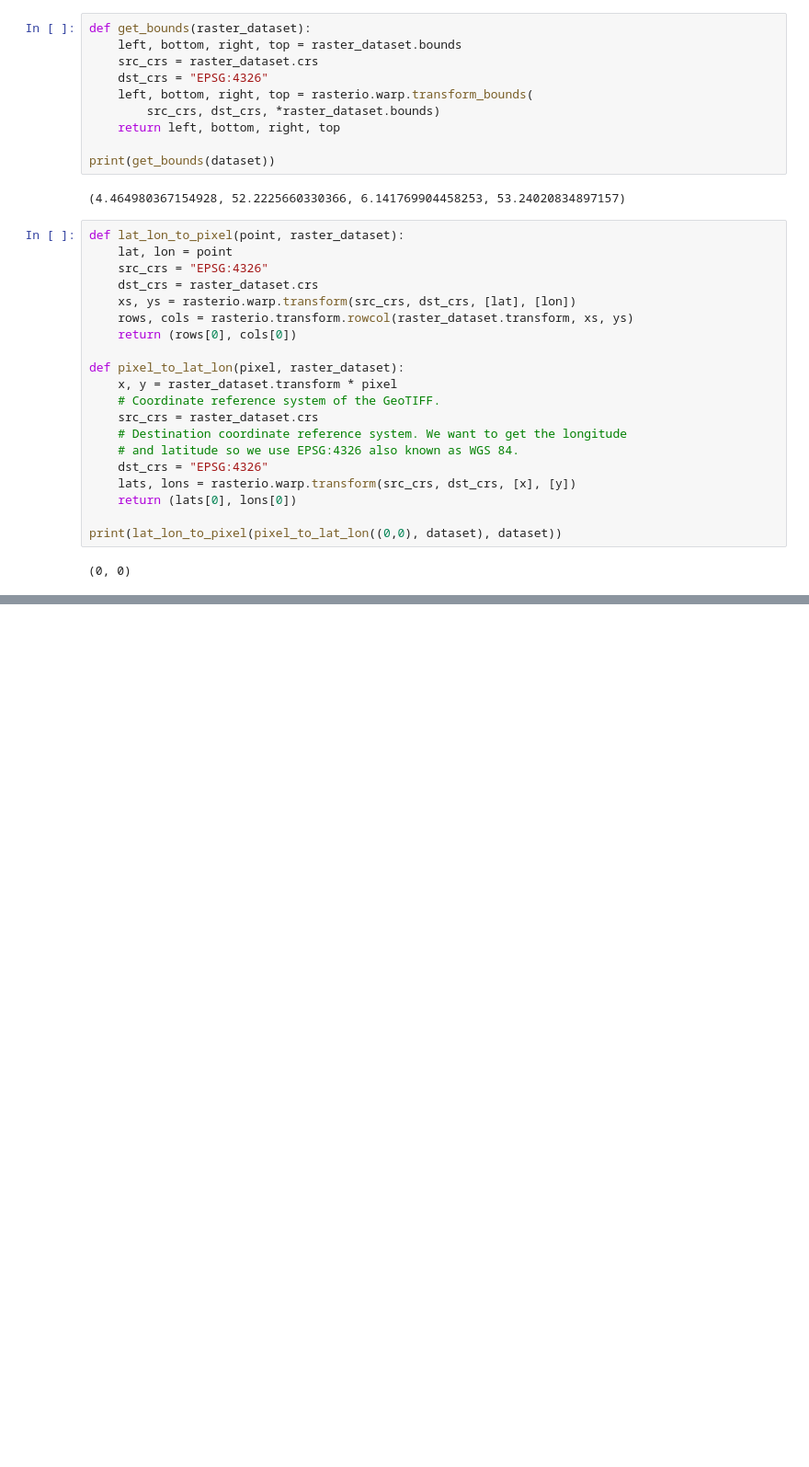
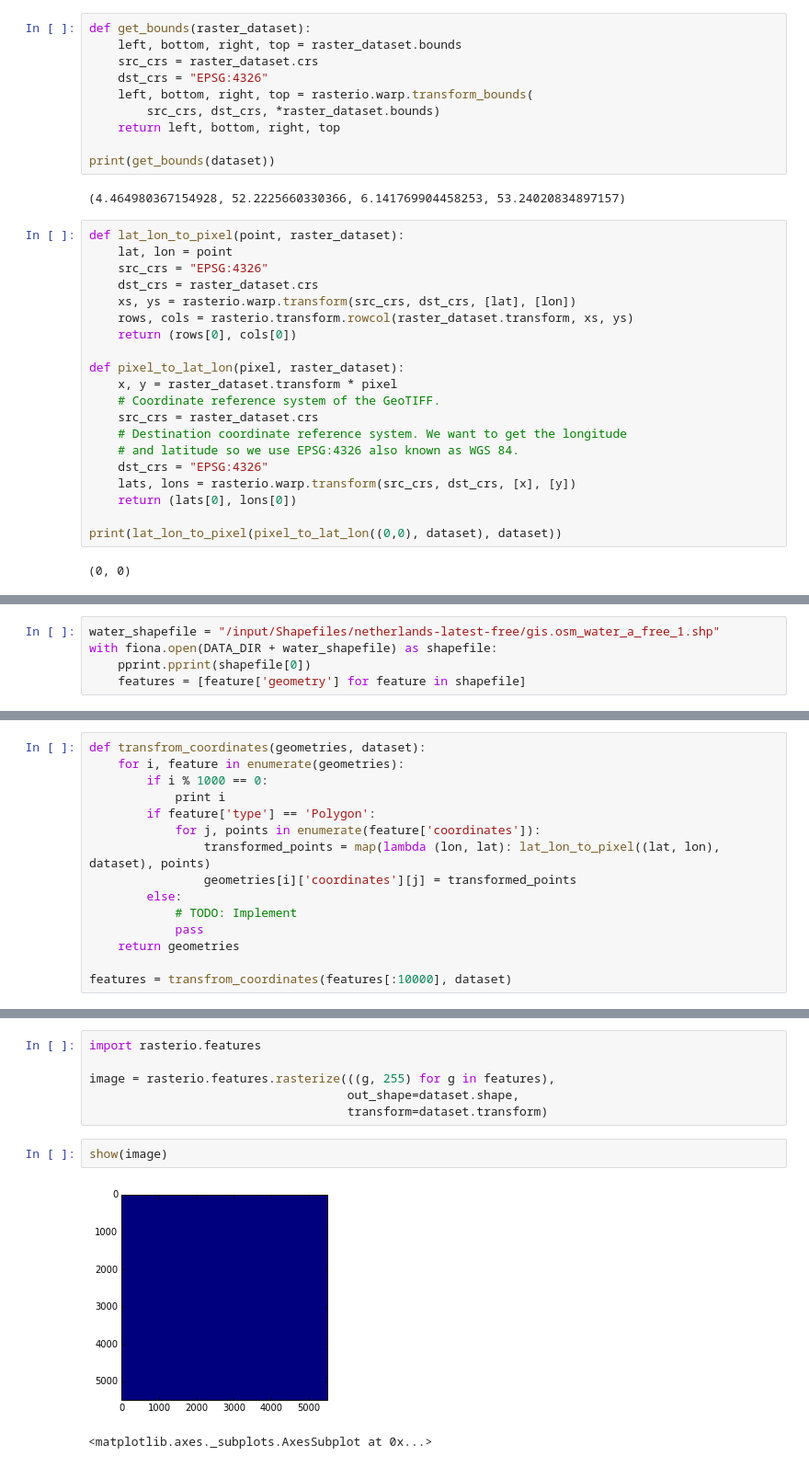
Before and after one commit to treigerm/WaterNet, a Jupyter notebook: Explore.ipynb, the cells around one changed output, grey strips where cells are left out. Shown at 92% size. Cells and saved outputs as stored; diff of their text form; blank space fills up the shorter version.

Commit message:
switch to shapefile

```diff
--- a/Explore.ipynb
+++ b/Explore.ipynb
@@ -73,0 +63,5 @@ print(lat_lon_to_pixel(pixel_to_lat_lon((0,0), dataset), dataset))
+# %%
+water_shapefile = "/input/Shapefiles/netherlands-latest-free/gis.osm_water_a_free_1.shp"
+with fiona.open(DATA_DIR + water_shapefile) as shapefile:
+    pprint.pprint(shapefile[0])
+    features = [feature['geometry'] for feature in shapefile]
@@ -73,0 +86,15 @@ print(lat_lon_to_pixel(pixel_to_lat_lon((0,0), dataset), dataset))
+# %%
+def transfrom_coordinates(geometries, dataset):
+    for i, feature in enumerate(geometries):
+        if i % 1000 == 0:
+            print i
+        if feature['type'] == 'Polygon':
+            for j, points in enumerate(feature['coordinates']):
+                transformed_points = map(lambda (lon, lat): lat_lon_to_pixel((lat, lon), dataset), points)
+                geometries[i]['coordinates'][j] = transformed_points
+        else:
+            # TODO: Implement
+            pass
+    return geometries
+
+features = transfrom_coordinates(features[:10000], dataset)
@@ -73,0 +112,11 @@ print(lat_lon_to_pixel(pixel_to_lat_lon((0,0), dataset), dataset))
+# %%
+import rasterio.features
+
+image = rasterio.features.rasterize(((g, 255) for g in features),
+                                    out_shape=dataset.shape,
+                                    transform=dataset.transform)
+# %%
+show(image)
+# %% [output]
+[figure, added]
+<matplotlib.axes._subplots.AxesSubplot at 0x...>
```
Also changed, not shown: parts of 7 cells of this notebook, 3 other files.
